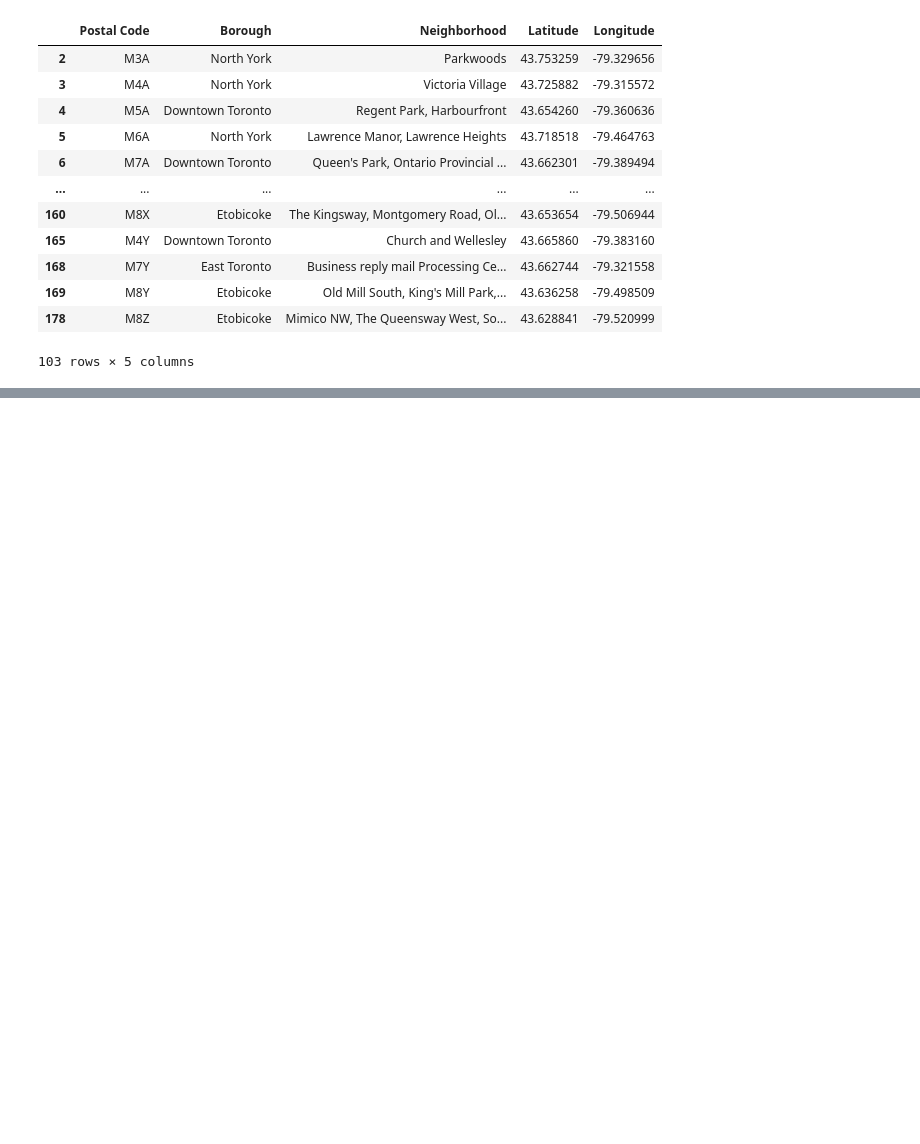
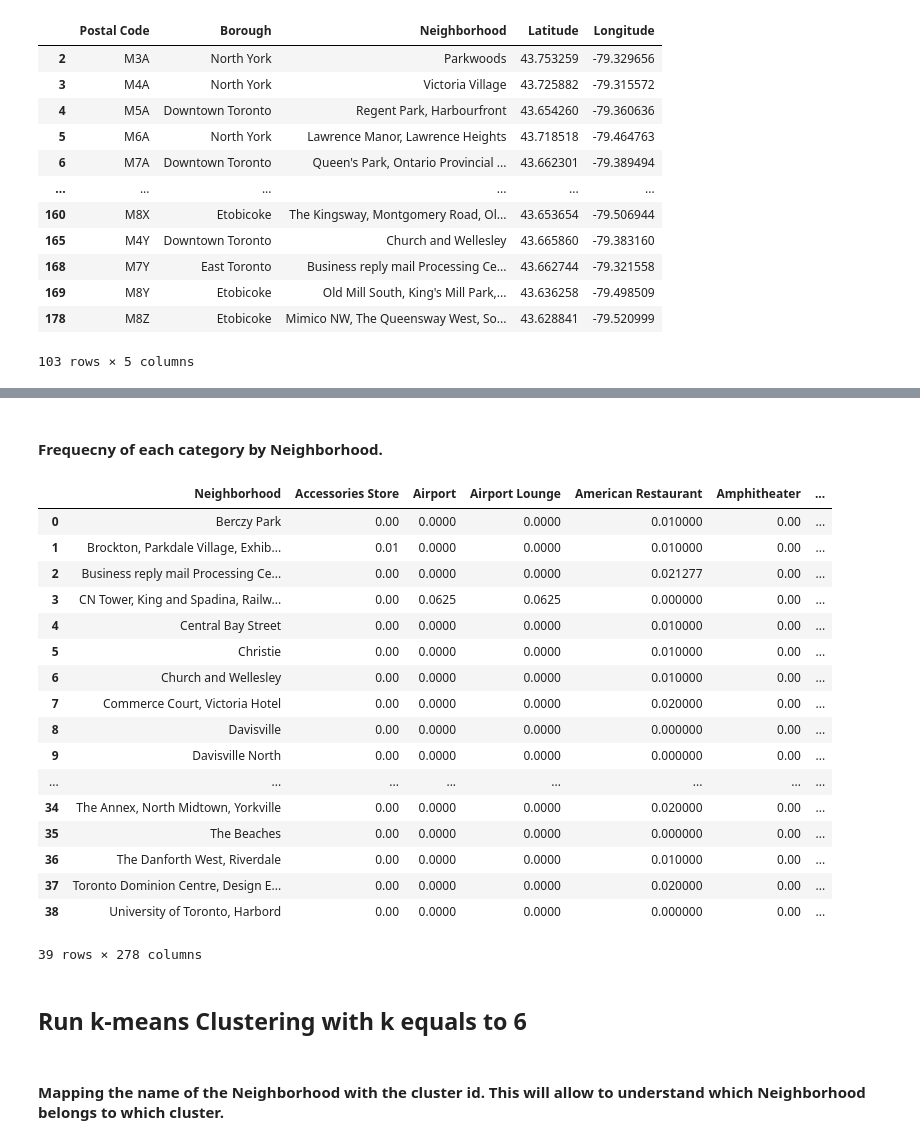
Before and after one commit to inesboxexa/Coursera_Capstone, a Jupyter notebook: Week-3.ipynb, the cells around one changed output, grey strips where cells are left out. Saved outputs shown, nothing was run; the diff lists cells and outputs as text; code cells hidden in the pictures; blank space fills up the shorter version.

```diff
--- a/Week-3.ipynb
+++ b/Week-3.ipynb
@@ -128,0 +171,22 @@ df_
+# %%
+#!conda install -c conda-forge folium=0.5.0 --yes # uncomment this line if you haven't completed the Foursquare API lab
+import folium # map rendering library
+
+# create map of Toronto using the mean latitude and longitude
+Toronto_map = folium.Map(location=[df_Toronto['Latitude'].mean(), df_Toronto['Longitude'].mean()], zoom_start=12)
+
+# add markers to map
+for lat, lng, borough, neighborhood in zip(df_Toronto['Latitude'], df_Toronto['Longitude'], df_Toronto['Borough'], df_Toronto['Neighborhood']):
+    label = '{}, {}'.format(neighborhood, borough)
+    label = folium.Popup(label, parse_html=True)
+    folium.CircleMarker(
+        [lat, lng],
+        radius=5,
+        popup=label,
+        color='blue',
+        fill=True,
+        fill_color='#3186cc',
+        fill_opacity=0.7,
+        parse_html=False).add_to(Toronto_map)
+
+Toronto_map
@@ -128,0 +217,4 @@ df_
+# %%
+CLIENT_ID = 'G0CBNEMAXDCCJZAVFJYXANUIHOVM0VS2LCCOBZSAHHGV0KFO' # your Foursquare ID
+CLIENT_SECRET = 'EO2XSLOZYS2M1F5TRA3GHTLW3GRSVI4W2S21G00KIXFWAZHS' # your Foursquare Secret
+VERSION = '20180605' # Foursquare API version
@@ -128,0 +265,7 @@ df_
+# %%
+# type your answer here
+
+venues_Toronto = getNearbyVenues(names=df_Toronto['Neighborhood'],
+                                 latitudes=df_Toronto['Latitude'],
+                                 longitudes=df_Toronto['Longitude'],
+                                 )
@@ -128,0 +321,6 @@ df_
+# %%
+# one hot encoding
+onehot_Toronto = pd.get_dummies(venues_Toronto.set_index('Neighborhood')['Venue Category'], prefix="", prefix_sep="")
+onehot_Toronto.rename(columns={'Neighborhood':'Cat Neighborhood'},inplace=True)
+onehot_Toronto.reset_index(level=0, inplace=True)
+onehot_Toronto
@@ -128,0 +341,26 @@ df_
+# %% [markdown]
+#### Frequecny of each category by Neighborhood.
+# %%
+category_freq_Toronto = onehot_Toronto.groupby('Neighborhood').mean().reset_index()
+category_freq_Toronto
+# %% [output]
+|  | Neighborhood | Accessories Store | Airport | Airport Lounge | American Restaurant | Amphitheater | ... |
+| 0 | Berczy Park | 0.00 | 0.0000 | 0.0000 | 0.010000 | 0.00 | ... |
+| 1 | Brockton, Parkdale Village, Exhib... | 0.01 | 0.0000 | 0.0000 | 0.010000 | 0.00 | ... |
+| 2 | Business reply mail Processing Ce... | 0.00 | 0.0000 | 0.0000 | 0.021277 | 0.00 | ... |
+| 3 | CN Tower, King and Spadina, Railw... | 0.00 | 0.0625 | 0.0625 | 0.000000 | 0.00 | ... |
+| 4 | Central Bay Street | 0.00 | 0.0000 | 0.0000 | 0.010000 | 0.00 | ... |
+| 5 | Christie | 0.00 | 0.0000 | 0.0000 | 0.010000 | 0.00 | ... |
+| 6 | Church and Wellesley | 0.00 | 0.0000 | 0.0000 | 0.010000 | 0.00 | ... |
+| 7 | Commerce Court, Victoria Hotel | 0.00 | 0.0000 | 0.0000 | 0.020000 | 0.00 | ... |
+| 8 | Davisville | 0.00 | 0.0000 | 0.0000 | 0.000000 | 0.00 | ... |
+| 9 | Davisville North | 0.00 | 0.0000 | 0.0000 | 0.000000 | 0.00 | ... |
+| ... | ... | ... | ... | ... | ... | ... | ... |
+| 34 | The Annex, North Midtown, Yorkville | 0.00 | 0.0000 | 0.0000 | 0.020000 | 0.00 | ... |
+| 35 | The Beaches | 0.00 | 0.0000 | 0.0000 | 0.000000 | 0.00 | ... |
+| 36 | The Danforth West, Riverdale | 0.00 | 0.0000 | 0.0000 | 0.010000 | 0.00 | ... |
+| 37 | Toronto Dominion Centre, Design E... | 0.00 | 0.0000 | 0.0000 | 0.020000 | 0.00 | ... |
+| 38 | University of Toronto, Harbord | 0.00 | 0.0000 | 0.0000 | 0.000000 | 0.00 | ... |
+39 rows × 278 columns
+# %% [markdown]
+## Run k-means Clustering with k equals to 6
@@ -128,0 +378,2 @@ df_
+# %% [markdown]
+#### Mapping the name of the Neighborhood with the cluster id. This will allow to understand which Neighborhood belongs to which cluster.
```
Also changed, not shown: parts of 29 cells of this notebook.
